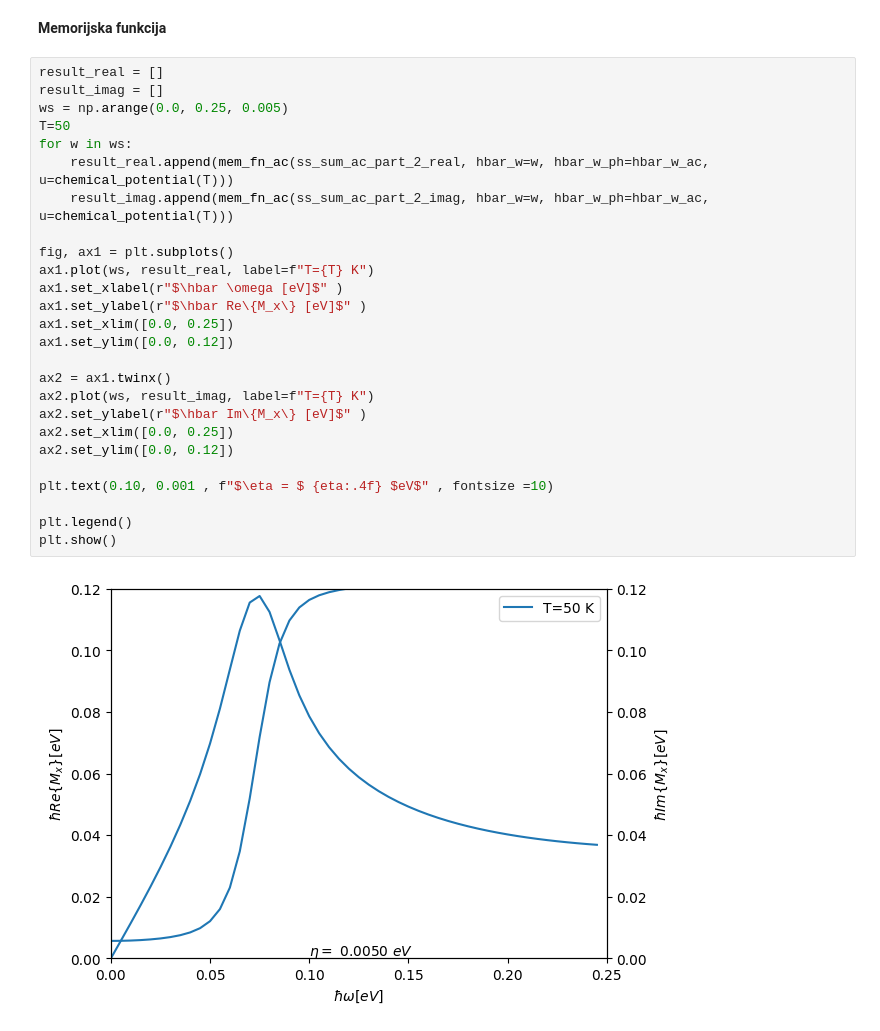
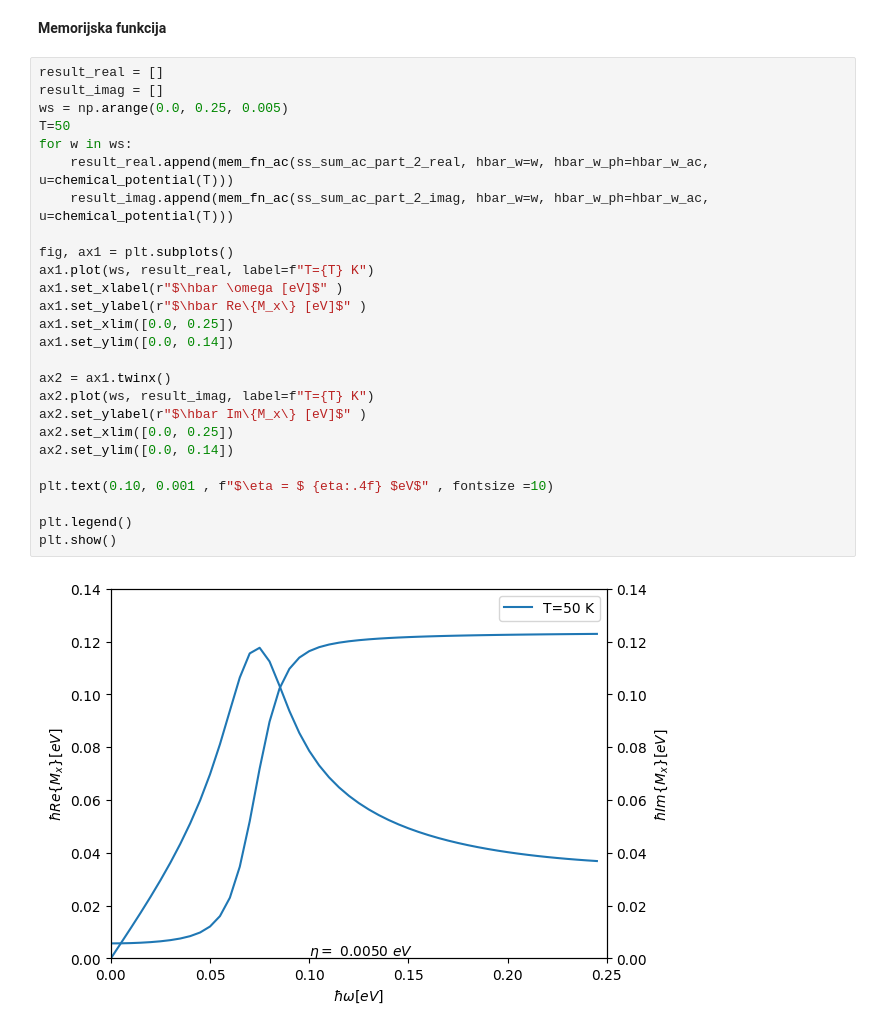
Before and after one commit to ppapac/24112024_memfn, a Jupyter notebook: MemoryGraphene_cone_center.ipynb, the cells around one changed output. Cells and saved outputs as stored; diff of their text form.

```diff
--- a/MemoryGraphene_cone_center.ipynb
+++ b/MemoryGraphene_cone_center.ipynb
@@ -153,28 +150,28 @@ def mem_fn_ac(ss_sum_fn_2, hbar_w, hbar_w_ph, u=Ef, T=50):
 # %%
 result_real = []
 result_imag = []
 ws = np.arange(0.0, 0.25, 0.005)
 T=50
 for w in ws:
     result_real.append(mem_fn_ac(ss_sum_ac_part_2_real, hbar_w=w, hbar_w_ph=hbar_w_ac, u=chemical_potential(T)))
     result_imag.append(mem_fn_ac(ss_sum_ac_part_2_imag, hbar_w=w, hbar_w_ph=hbar_w_ac, u=chemical_potential(T)))
 
 fig, ax1 = plt.subplots()
 ax1.plot(ws, result_real, label=f"T={T} K")
 ax1.set_xlabel(r"$\hbar \omega [eV]$" )
 ax1.set_ylabel(r"$\hbar Re\{M_x\} [eV]$" )
 ax1.set_xlim([0.0, 0.25])
-ax1.set_ylim([0.0, 0.12])
+ax1.set_ylim([0.0, 0.14])
 
 ax2 = ax1.twinx()
 ax2.plot(ws, result_imag, label=f"T={T} K")
 ax2.set_ylabel(r"$\hbar Im\{M_x\} [eV]$" )
 ax2.set_xlim([0.0, 0.25])
-ax2.set_ylim([0.0, 0.12])
+ax2.set_ylim([0.0, 0.14])
 
 plt.text(0.10, 0.001 , f"$\eta = $ {eta:.4f} $eV$" , fontsize =10)
 
 plt.legend()
 plt.show()
 # %% [output]
-[figure, old version]
+[figure, new version]
```
Also changed, not shown: parts of 5 cells of this notebook, 3 other files.
